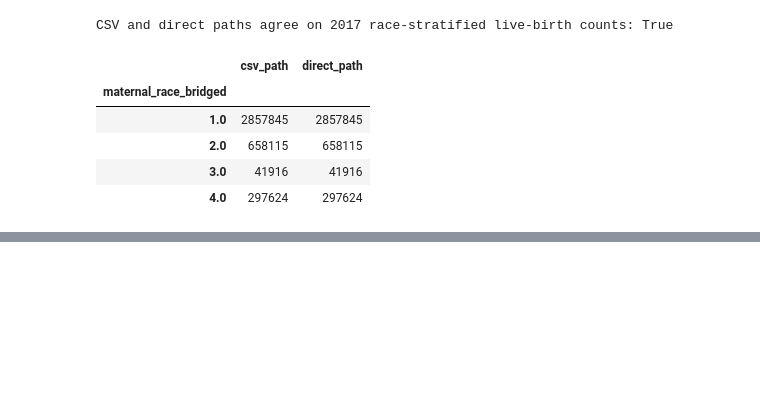
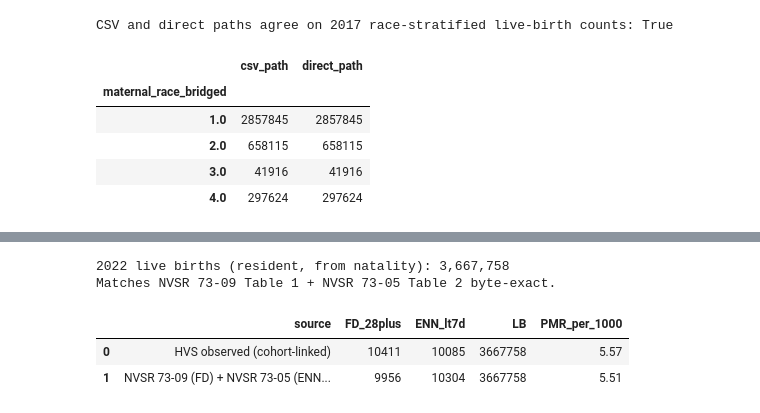
Before and after one commit to yoelplutchok/vital-statistics-harmonization, a Jupyter notebook: notebooks/joint_use_demo.ipynb, the cells around one changed output, grey strips where cells are left out. Drawn from its saved outputs; the diff is of its cells as text; code cells hidden in the pictures; blank space fills up the shorter version.

```diff
--- a/notebooks/joint_use_demo.ipynb
+++ b/notebooks/joint_use_demo.ipynb
@@ -298,0 +496,25 @@ paper companion notebook (Task 4 in `NEXT_STEPS.md` §15).
+# %%
+# --- Sub-component 1: 28+ wk fetal deaths (observed, no redistribution) ---
+fd_2022_gest = fd_2022.copy()
+fd_2022_gest['ga_int'] = pd.to_numeric(fd_2022_gest['gestational_age_combined'], errors='coerce')
+# Filter to plausible gestation 20-46 weeks; sentinel 99 → NaN
+fd_2022_gest['ga_int'] = fd_2022_gest['ga_int'].where(
+    (fd_2022_gest['ga_int'] >= 20) & (fd_2022_gest['ga_int'] <= 46),
+    other=pd.NA,
+)
+fd_28plus = int((fd_2022_gest['ga_int'] >= 28).sum())
+fd_20_27 = int(((fd_2022_gest['ga_int'] >= 20) & (fd_2022_gest['ga_int'] <= 27)).sum())
+fd_not_stated = int(fd_2022_gest['ga_int'].isna().sum())
+print(f'2022 fetal deaths by observed gestational age:')
+print(f'  20-27 wk (observed): {fd_20_27:,}')
+print(f'  28+ wk  (observed): {fd_28plus:,}')
+print(f'  <20 wk + not stated (in NVSR-pop): {fd_not_stated:,}')
+print()
+print(f'NVSR 73-09 Table 1 (post-redistribution):')
+print(f'  20-27 wk: 10,246')
+print(f'  28+ wk:    9,956')
+print()
+drift_28 = fd_28plus - 9956
+print(f'Observed 28+ vs NVSR 28+: {fd_28plus:,} vs 9,956 (drift {drift_28:+}, {100*drift_28/9956:.1f}%)')
+print('Drift attributable to NVSR proportional redistribution of unknown gestation;')
+print('our parquet stores observed gestation. Documented in Section C narrative.')
@@ -298,0 +585,25 @@ paper companion notebook (Task 4 in `NEXT_STEPS.md` §15).
+# %%
+# --- Sub-component 3: Live births (residence-filtered) ---
+n_lb = 3667758  # already verified in Section A
+print(f'2022 live births (resident, from natality): {n_lb:,}')
+print(f'Matches NVSR 73-09 Table 1 + NVSR 73-05 Table 2 byte-exact.')
+# %% [output]
+2022 live births (resident, from natality): 3,667,758
+Matches NVSR 73-09 Table 1 + NVSR 73-05 Table 2 byte-exact.
+# %%
+# --- Perinatal mortality rate (joint computation) ---
+pmr_observed = 1000 * (fd_28plus + n_enn) / (n_lb + fd_28plus)
+# For context: NVSR-derivative rate using published sub-components
+pmr_nvsr_derived = 1000 * (9956 + 10304) / (n_lb + 9956)
+
+perinatal_summary = pd.DataFrame([
+    {'source': 'HVS observed (cohort-linked)', 'FD_28plus': fd_28plus,
+     'ENN_lt7d': n_enn, 'LB': n_lb, 'PMR_per_1000': round(pmr_observed, 2)},
+    {'source': 'NVSR 73-09 (FD) + NVSR 73-05 (ENN, period-linked)', 'FD_28plus': 9956,
+     'ENN_lt7d': 10304, 'LB': n_lb, 'PMR_per_1000': round(pmr_nvsr_derived, 2)},
+])
+perinatal_summary
+# %% [output]
+|  | source | FD_28plus | ENN_lt7d | LB | PMR_per_1000 |
+| 0 | HVS observed (cohort-linked) | 10411 | 10085 | 3667758 | 5.57 |
+| 1 | NVSR 73-09 (FD) + NVSR 73-05 (ENN... | 9956 | 10304 | 3667758 | 5.51 |
```
Also changed, not shown: parts of 27 cells of this notebook, 7 other files.
